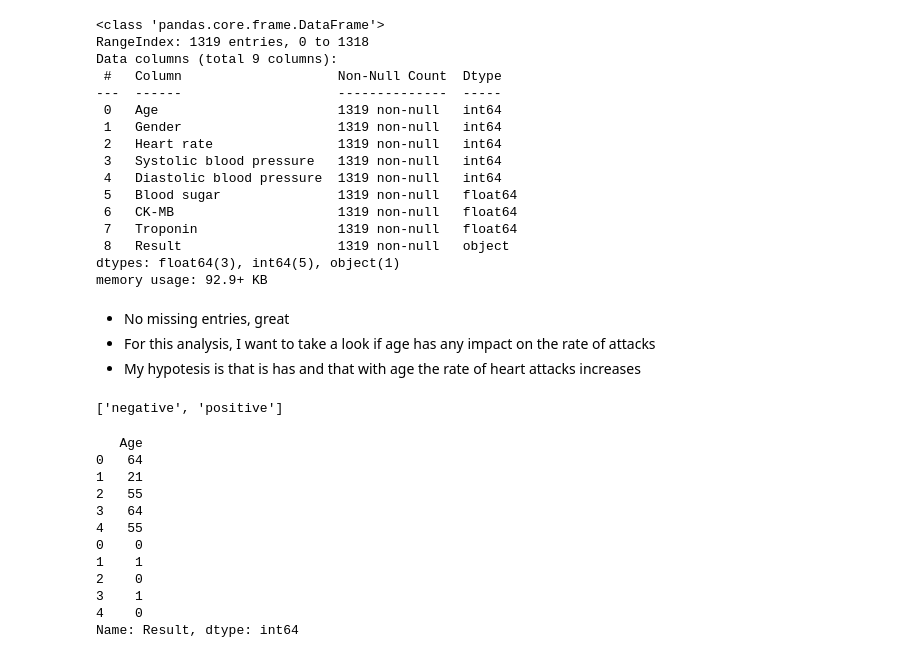
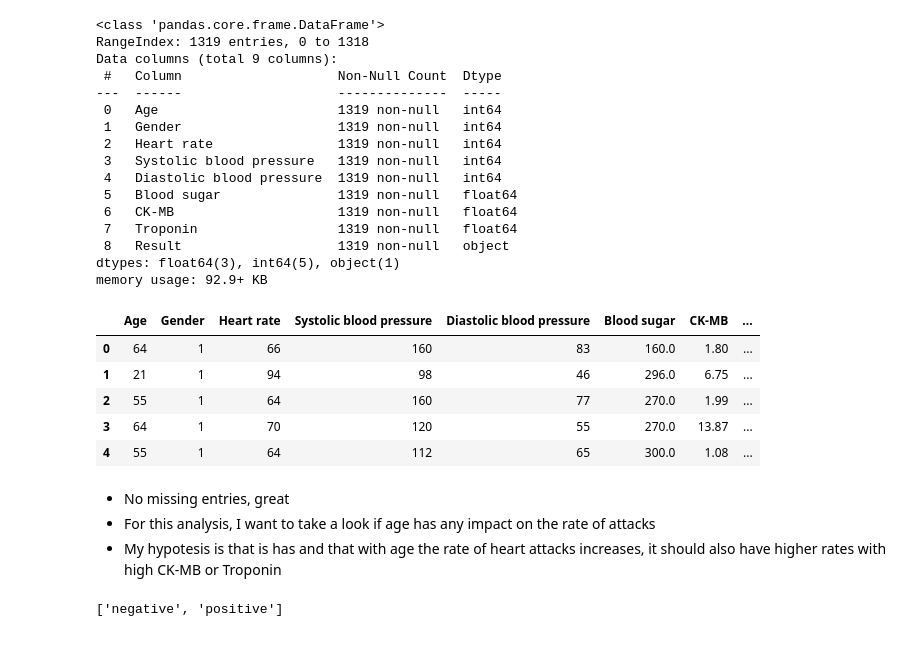
Before and after one commit to OndrejKutil/data_analytics, a Jupyter notebook: general/heart_attack_rate/analysis.ipynb, the cells around one changed output. Saved outputs shown, nothing was run; the diff lists cells and outputs as text; code cells hidden in the pictures.

```diff
--- a/general/heart_attack_rate/analysis.ipynb
+++ b/general/heart_attack_rate/analysis.ipynb
@@ -22,30 +25,20 @@ Data columns (total 9 columns):
  8   Result                    1319 non-null   object
 dtypes: float64(3), int64(5), object(1)
 memory usage: 92.9+ KB
+# %%
+df.head()
+# %% [output]
+|  | Age | Gender | Heart rate | Systolic blood pressure | Diastolic blood pressure | Blood sugar | CK-MB | ... |
+| 0 | 64 | 1 | 66 | 160 | 83 | 160.0 | 1.80 | ... |
+| 1 | 21 | 1 | 94 | 98 | 46 | 296.0 | 6.75 | ... |
+| 2 | 55 | 1 | 64 | 160 | 77 | 270.0 | 1.99 | ... |
+| 3 | 64 | 1 | 70 | 120 | 55 | 270.0 | 13.87 | ... |
+| 4 | 55 | 1 | 64 | 112 | 65 | 300.0 | 1.08 | ... |
 # %% [markdown]
 - No missing entries, great
 - For this analysis, I want to take a look if age has any impact on the rate of attacks
-- My hypotesis is that is has and that with age the rate of heart attacks increases
+- My hypotesis is that is has and that with age the rate of heart attacks increases, it should also have higher rates with high CK-MB or Troponin
 # %%
 df["Result"].unique().tolist()
 # %% [output]
 ['negative', 'positive']
-# %%
-x = df[["Age"]]
-y = df["Result"].map({"positive": 1, "negative": 0})
-
-print(x.head())
-print(y.head())
-# %% [output]
-   Age
-0   64
-1   21
-2   55
-3   64
-4   55
-0    0
-1    1
-2    0
-3    1
-4    0
-Name: Result, dtype: int64
```
Also changed, not shown: parts of 28 cells of this notebook, 2 other files.
